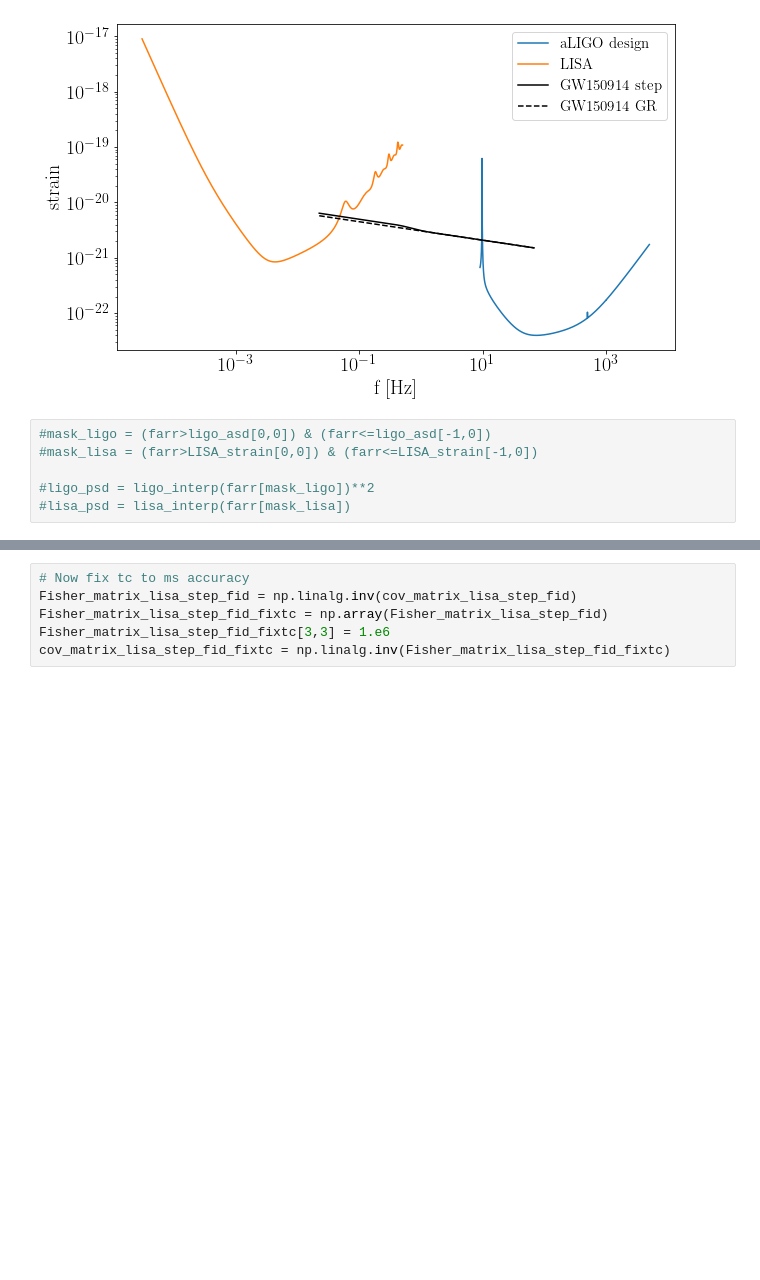
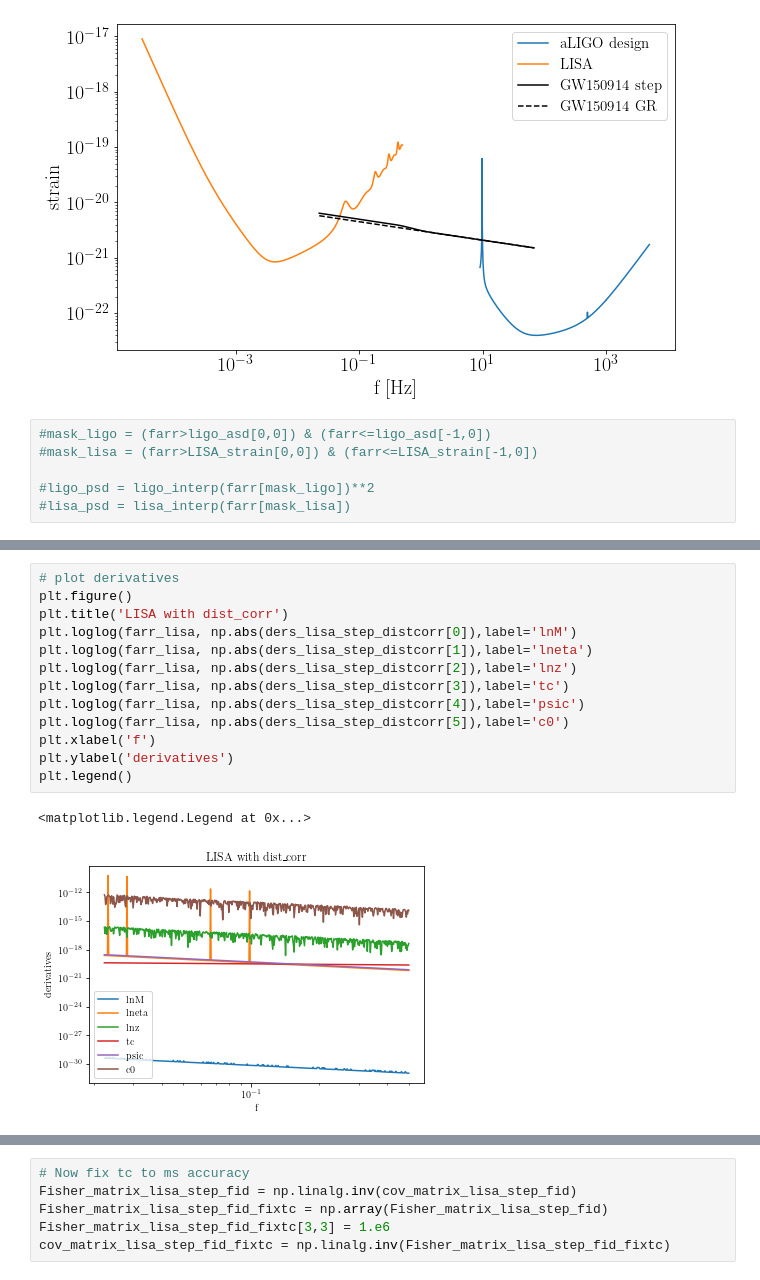
Before and after one commit to AnChenPhys/multiband_MG, a Jupyter notebook: code/multiband_MG_new.ipynb, the cells around one changed output, grey strips where cells are left out. Cells and saved outputs as stored; diff of their text form; blank space fills up the shorter version.

```diff
--- a/code/multiband_MG_new.ipynb
+++ b/code/multiband_MG_new.ipynb
@@ -461,0 +485,16 @@ KeyboardInterrupt:
+# %%
+# plot derivatives
+plt.figure()
+plt.title('LISA with dist_corr')
+plt.loglog(farr_lisa, np.abs(ders_lisa_step_distcorr[0]),label='lnM')
+plt.loglog(farr_lisa, np.abs(ders_lisa_step_distcorr[1]),label='lneta')
+plt.loglog(farr_lisa, np.abs(ders_lisa_step_distcorr[2]),label='lnz')
+plt.loglog(farr_lisa, np.abs(ders_lisa_step_distcorr[3]),label='tc')
+plt.loglog(farr_lisa, np.abs(ders_lisa_step_distcorr[4]),label='psic')
+plt.loglog(farr_lisa, np.abs(ders_lisa_step_distcorr[5]),label='c0')
+plt.xlabel('f')
+plt.ylabel('derivatives')
+plt.legend()
+# %% [output]
+<matplotlib.legend.Legend at 0x...>
+[figure, added]
```
Also changed, not shown: parts of 19 cells of this notebook.
